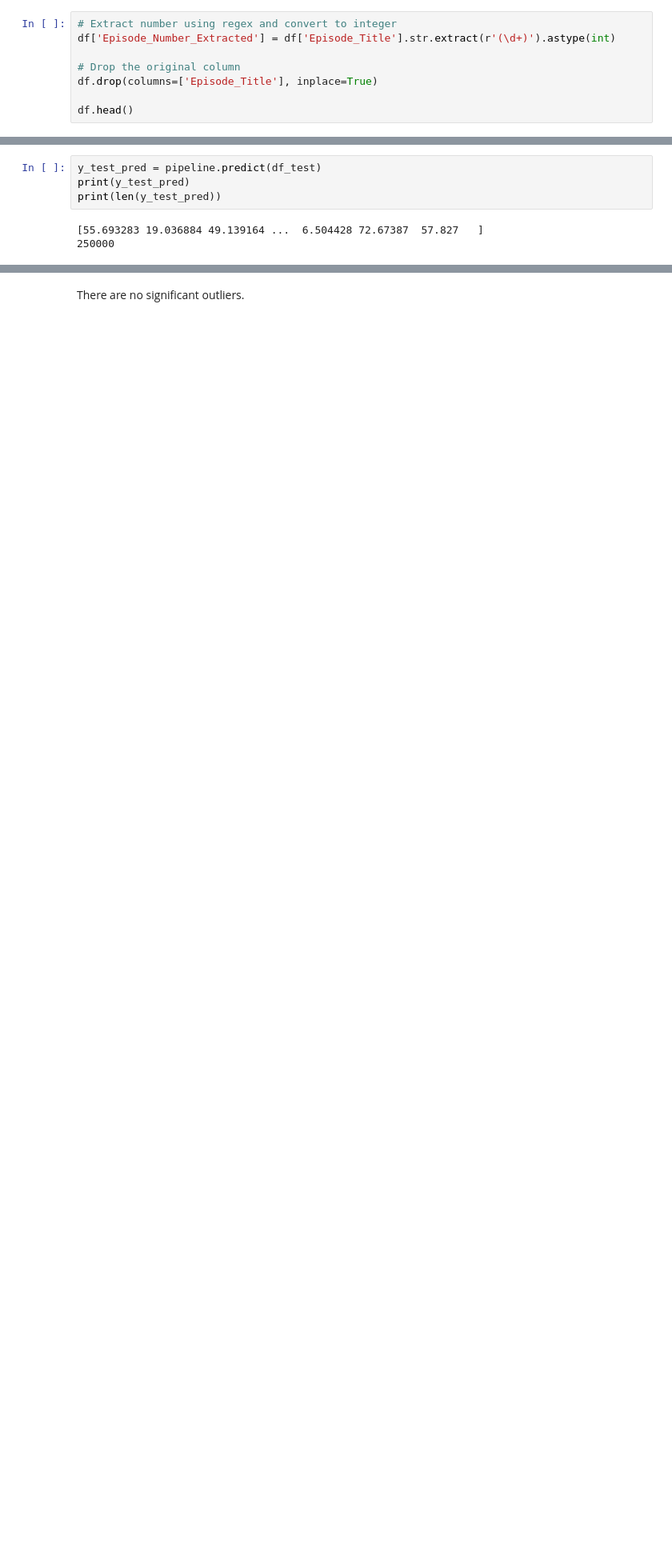
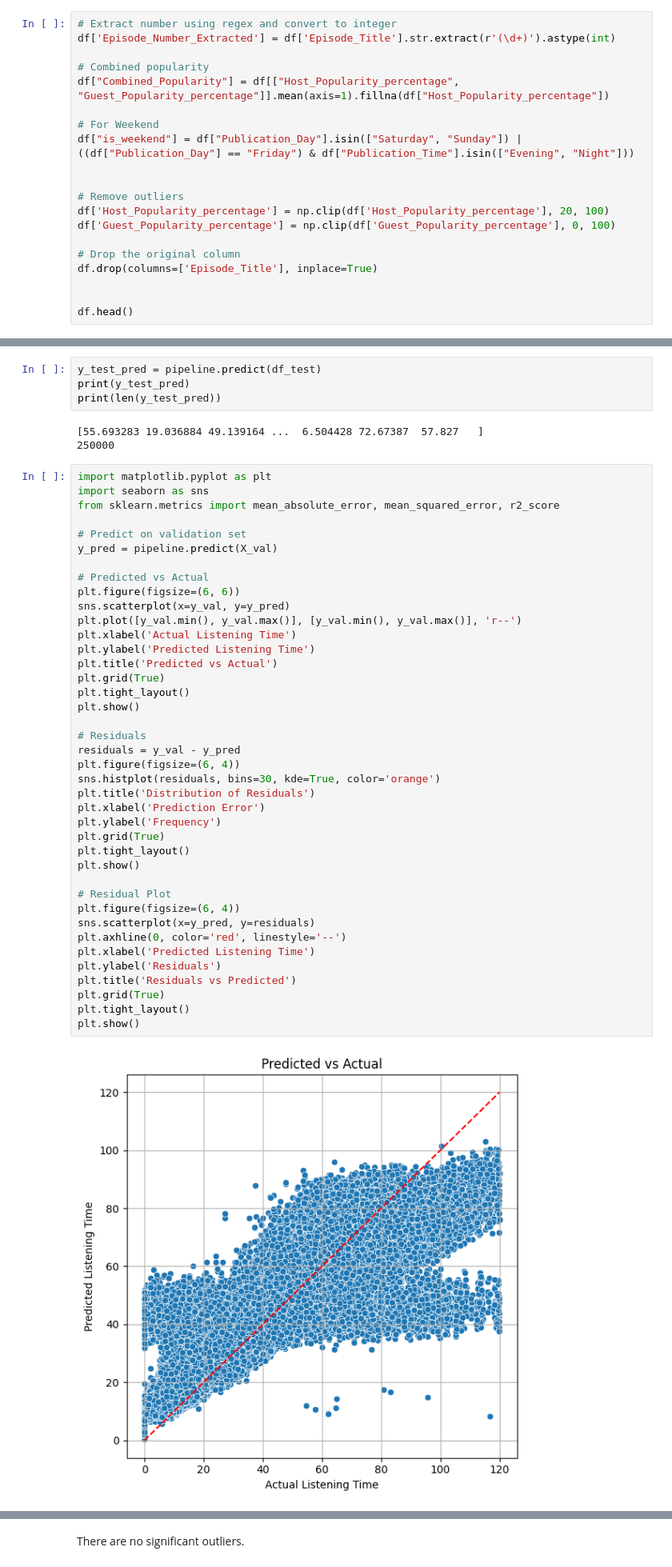
Before and after one commit to budukhaditya/Pixeltest, a Jupyter notebook: Kaggle_PROJECT_1.ipynb, the cells around one changed output, grey strips where cells are left out. Shown: that part at 80% size. Drawn from its saved outputs; the diff is of its cells as text; blank space fills up the shorter version.

```diff
--- a/Kaggle_PROJECT_1.ipynb
+++ b/Kaggle_PROJECT_1.ipynb
@@ -82,9 +84,21 @@ Number of unique values: 3
 # Extract number using regex and convert to integer
 df['Episode_Number_Extracted'] = df['Episode_Title'].str.extract(r'(\d+)').astype(int)
 
+# Combined popularity
+df["Combined_Popularity"] = df[["Host_Popularity_percentage", "Guest_Popularity_percentage"]].mean(axis=1).fillna(df["Host_Popularity_percentage"])
+
+# For Weekend
+df["is_weekend"] = df["Publication_Day"].isin(["Saturday", "Sunday"]) | ((df["Publication_Day"] == "Friday") & df["Publication_Time"].isin(["Evening", "Night"]))
+
+
+# Remove outliers
+df['Host_Popularity_percentage'] = np.clip(df['Host_Popularity_percentage'], 20, 100)
+df['Guest_Popularity_percentage'] = np.clip(df['Guest_Popularity_percentage'], 0, 100)
+
 # Drop the original column
 df.drop(columns=['Episode_Title'], inplace=True)
 
+
 df.head()
 # %% [output]
 |  | id | Podcast_Name | Episode_Length_minutes | Genre | Host_Popularity_percentage | Publication_Day | ... |
@@ -214,3 +402,45 @@ print(len(y_test_pred))
 # %% [output]
 [55.693283 19.036884 49.139164 ...  6.504428 72.67387  57.827   ]
 250000
+# %%
+import matplotlib.pyplot as plt
+import seaborn as sns
+from sklearn.metrics import mean_absolute_error, mean_squared_error, r2_score
+
+# Predict on validation set
+y_pred = pipeline.predict(X_val)
+
+# Predicted vs Actual
+plt.figure(figsize=(6, 6))
+sns.scatterplot(x=y_val, y=y_pred)
+plt.plot([y_val.min(), y_val.max()], [y_val.min(), y_val.max()], 'r--')
+plt.xlabel('Actual Listening Time')
+plt.ylabel('Predicted Listening Time')
+plt.title('Predicted vs Actual')
+plt.grid(True)
+plt.tight_layout()
+plt.show()
+
+# Residuals
+residuals = y_val - y_pred
+plt.figure(figsize=(6, 4))
+sns.histplot(residuals, bins=30, kde=True, color='orange')
+plt.title('Distribution of Residuals')
+plt.xlabel('Prediction Error')
+plt.ylabel('Frequency')
+plt.grid(True)
+plt.tight_layout()
+plt.show()
+
+# Residual Plot
+plt.figure(figsize=(6, 4))
+sns.scatterplot(x=y_pred, y=residuals)
+plt.axhline(0, color='red', linestyle='--')
+plt.xlabel('Predicted Listening Time')
+plt.ylabel('Residuals')
+plt.title('Residuals vs Predicted')
+plt.grid(True)
+plt.tight_layout()
+plt.show()
+# %% [output]
+[figure, added]
```
Also changed, not shown: parts of 21 cells of this notebook.
